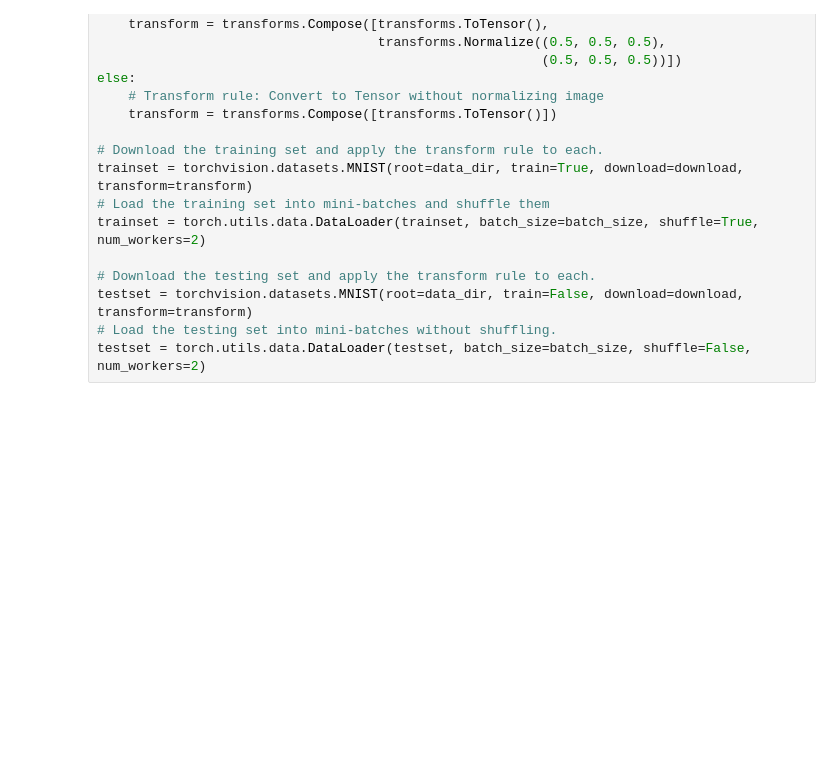
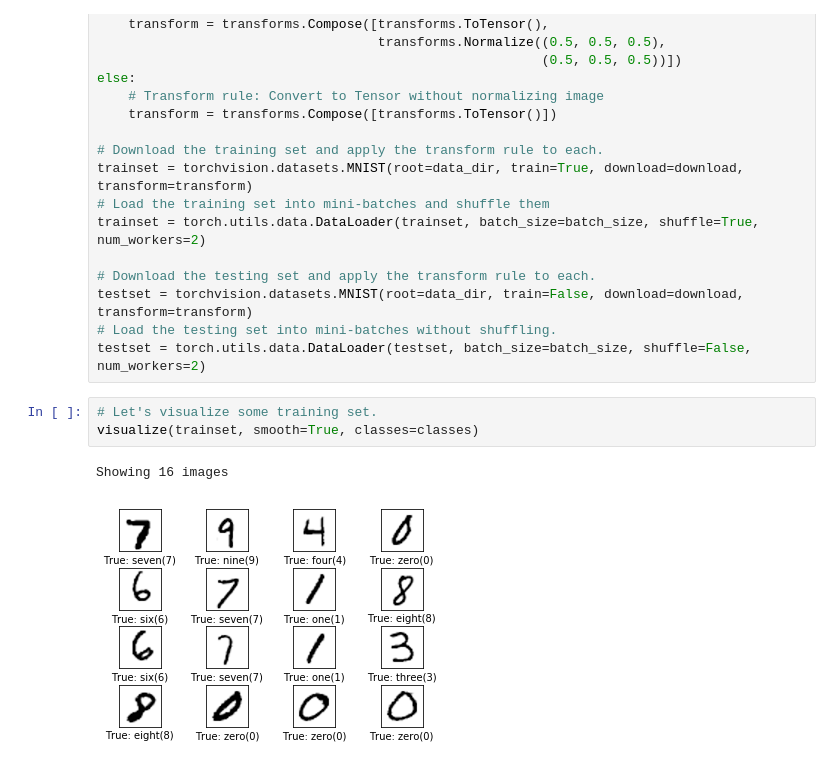
Before and after one commit to victor-iyi/pytorch-examples, a Jupyter notebook: 04 - Training a classifier/full-MNIST.ipynb, the cells around one changed output. Drawn from its saved outputs; the diff is of its cells as text; blank space fills up the shorter version.

```diff
--- a/04 - Training a classifier/full-MNIST.ipynb
+++ b/04 - Training a classifier/full-MNIST.ipynb
@@ -59,3 +59,9 @@ trainset = torch.utils.data.DataLoader(trainset, batch_size=batch_size, shuffle=
 testset = torchvision.datasets.MNIST(root=data_dir, train=False, download=download, transform=transform)
 # Load the testing set into mini-batches without shuffling.
 testset = torch.utils.data.DataLoader(testset, batch_size=batch_size, shuffle=False, num_workers=2)
+# %%
+# Let's visualize some training set.
+visualize(trainset, smooth=True, classes=classes)
+# %% [output]
+Showing 16 images
+[figure, added]
```
Also changed, not shown: parts of 5 cells of this notebook, 2 other files.
